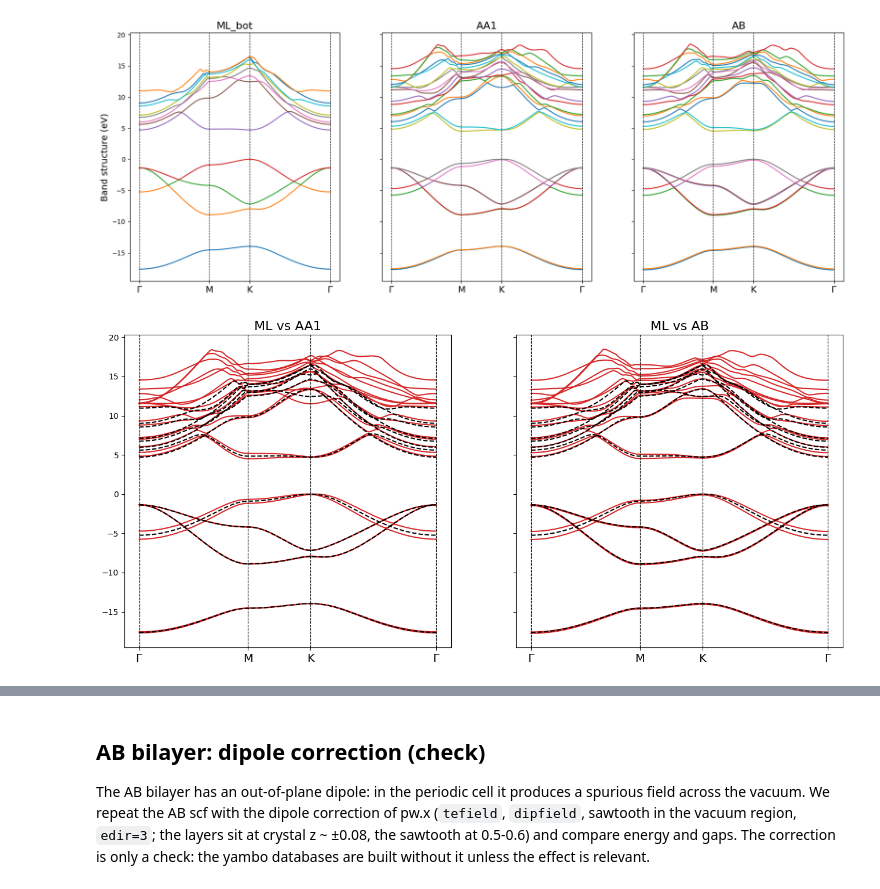
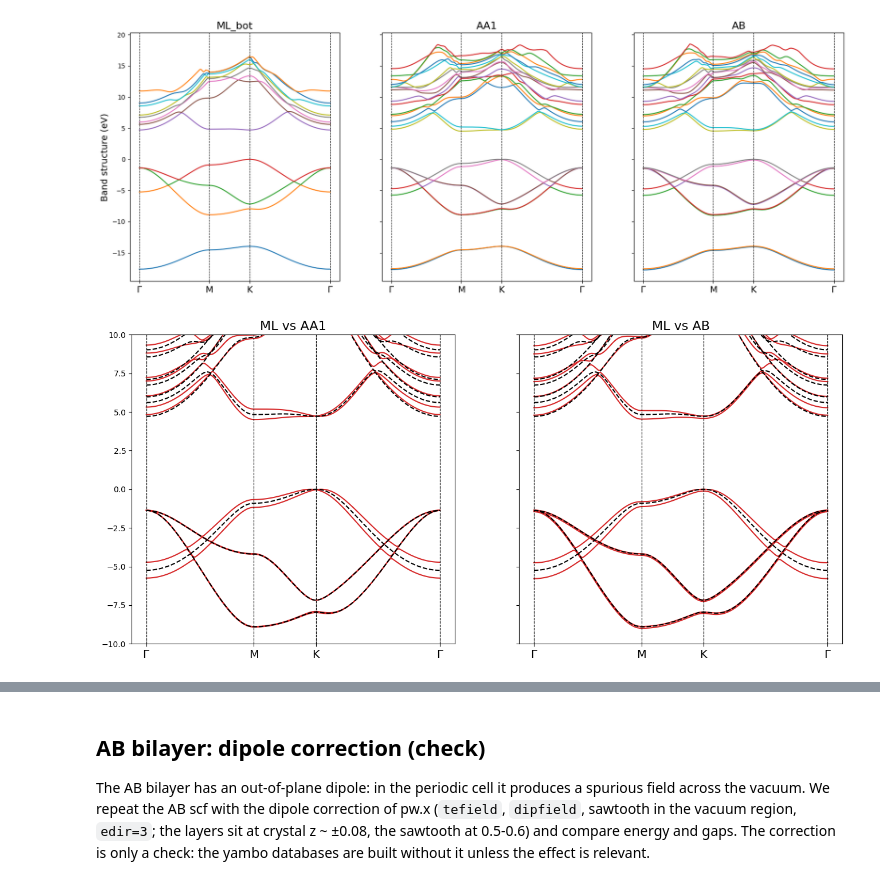
Before and after one commit to marcodalessandro76/2d-layer-substrate-effective-screening, a Jupyter notebook: hBN_bilayer/DFT_Analysis.ipynb, the cells around one changed output, grey strips where cells are left out. Saved outputs shown, nothing was run; the diff lists cells and outputs as text; code cells hidden in the pictures.

```diff
--- a/hBN_bilayer/DFT_Analysis.ipynb
+++ b/hBN_bilayer/DFT_Analysis.ipynb
@@ -604,14 +604,15 @@ ax[0].set_ylabel('Band structure (eV)', size=14)
 Text(0, 0.5, 'Band structure (eV)')
 [figure]
 # %%
-# Overlay monolayer vs bilayers
+# Overlay monolayer vs bilayers (energies from the VBM of each system; window around the gap)
 fig, ax = plt.subplots(nrows=1, ncols=2, figsize=(16, 7), sharey=True)
 for a, s in zip(ax, ['AA1', 'AB']):
     bands[s].plot(plt, axes=a, color='tab:red', label=s)
     bands['ML_bot'].plot(plt, axes=a, color='black', linestyle='--', label='ML')
     a.set_title('ML vs %s' % s, size=16)
+    a.set_ylim(-10, 10)
 # %% [output]
-[figure, old version]
+[figure, new version]
 # %% [markdown]
 Result: band energies (eV, from the VBM) at the high-symmetry points, from the band runs:
 
```
Also changed, not shown: parts of 3 cells of this notebook, 2 other files.
